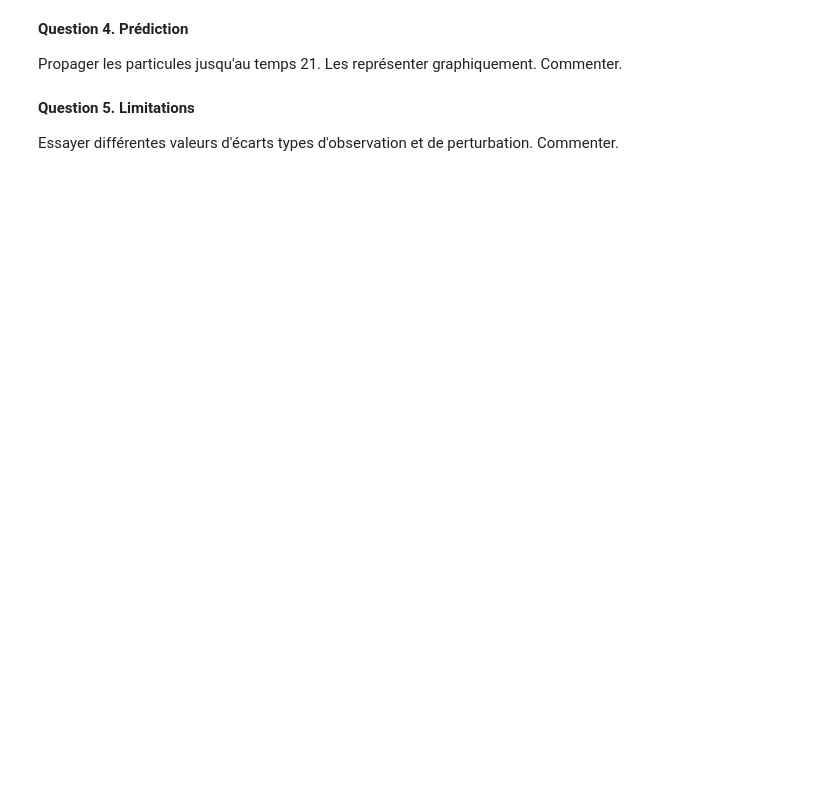
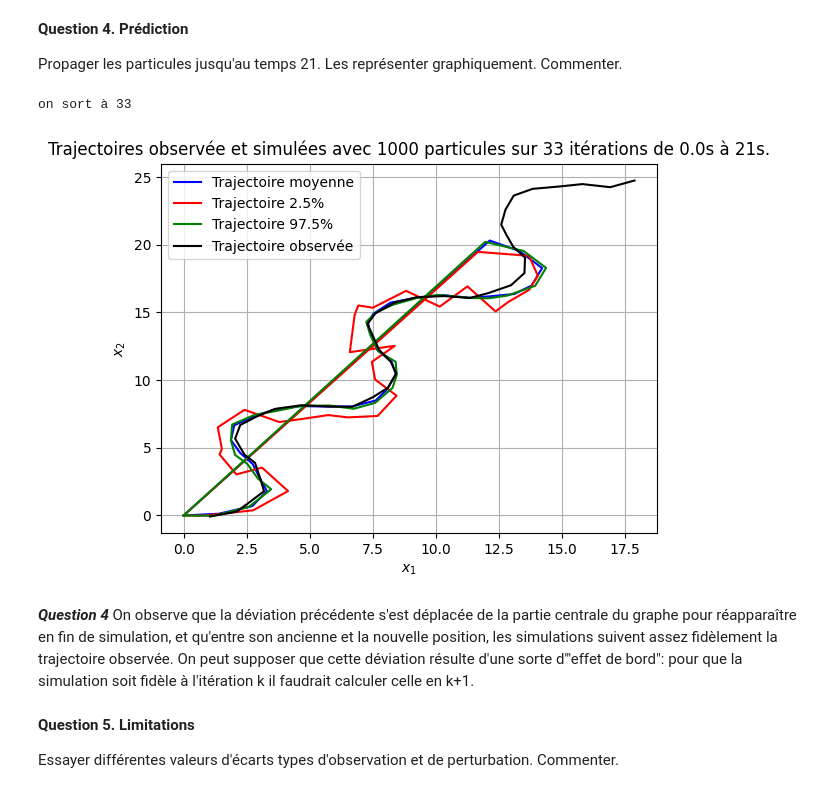
Before and after one commit to SushiOfDestiny/ue11_equdiff_proba_eval, a Jupyter notebook: Projet Probabilités - Complete.ipynb, the cells around one changed output. Cells and saved outputs as stored; diff of their text form; code cells hidden in the pictures; blank space fills up the shorter version.

```diff
--- a/Projet Probabilités - Complete.ipynb
+++ b/Projet Probabilités - Complete.ipynb
@@ -583,6 +586,30 @@ plt.show()
 **Question 4. Prédiction**
 
 Propager les particules jusqu'au temps 21. Les représenter graphiquement. Commenter.
+# %%
+# calcul nuage avec T=21s
+T = 21
+x, w = kalm_prob()
+nb_iter = len(x)-1  # nb d'itérations effectivement calculées
+
+# calcul trajectoire moyenne
+x_m = np.zeros((nb_iter, n), dtype=np.longdouble)
+for k in range(nb_iter-1):
+    x_m[k] = np.average(x[k], 0, w[k])
+
+qt_x025 = get_quant_traj_positions(0.025, w, x)
+qt_x975 = get_quant_traj_positions(0.975, w, x)
+# %% [output]
+on sort à 33
+# %%
+# affichage trajectoire
+show_traj(nb_iter, [[x_m, "Trajectoire moyenne", "blue"], [
+          qt_x025, "Trajectoire 2.5%", "red"], [qt_x975, "Trajectoire 97.5%", "green"]])
+# %% [output]
+[figure, added]
+# %% [markdown]
+***Question 4***
+On observe que la déviation précédente s'est déplacée de la partie centrale du graphe pour réapparaître en fin de simulation, et qu'entre son ancienne et la nouvelle position, les simulations suivent assez fidèlement la trajectoire observée. On peut supposer que cette déviation résulte d'une sorte d'"effet de bord": pour que la simulation soit fidèle à l'itération k il faudrait calculer celle en k+1.
 # %% [markdown]
 **Question 5. Limitations**
 
```
Also changed, not shown: parts of 16 cells of this notebook.
